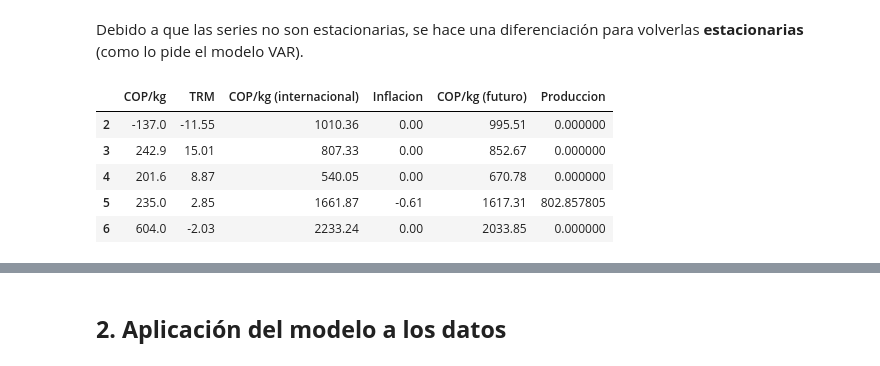
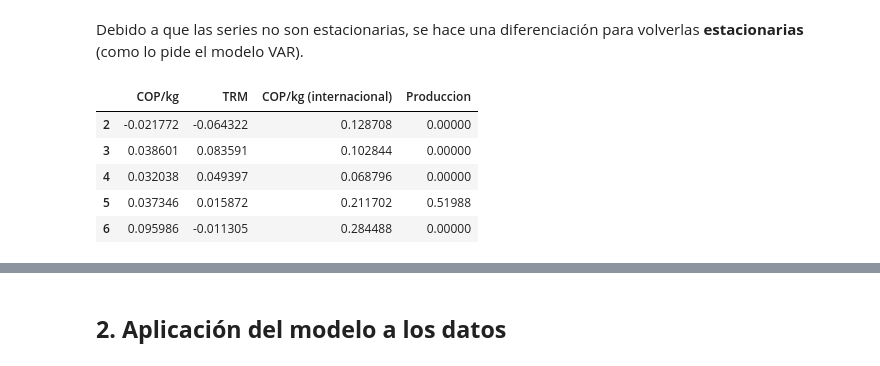
Before and after one commit to pedr0jos3/Mi-tesis, a Jupyter notebook: ModeloVAR.ipynb, the cells around one changed output, grey strips where cells are left out. Cells and saved outputs as stored; diff of their text form; code cells hidden in the pictures.

```diff
--- a/ModeloVAR.ipynb
+++ b/ModeloVAR.ipynb
@@ -35,17 +27,15 @@ print(df_unificado.tail())
 # %% [markdown]
 Debido a que las series no son estacionarias, se hace una diferenciación para volverlas **estacionarias** (como lo pide el modelo VAR).
 # %%
-# REVISAR ESTACIONARIEDAD
-
-df_diff = df_unificado.diff().dropna()
+df_diff = endog_scaled.diff().dropna()
 df_diff.head()
 # %% [output]
-|  | COP/kg | TRM | COP/kg (internacional) | Inflacion | COP/kg (futuro) | Produccion |
-| 2 | -137.0 | -11.55 | 1010.36 | 0.00 | 995.51 | 0.000000 |
-| 3 | 242.9 | 15.01 | 807.33 | 0.00 | 852.67 | 0.000000 |
-| 4 | 201.6 | 8.87 | 540.05 | 0.00 | 670.78 | 0.000000 |
-| 5 | 235.0 | 2.85 | 1661.87 | -0.61 | 1617.31 | 802.857805 |
-| 6 | 604.0 | -2.03 | 2233.24 | 0.00 | 2033.85 | 0.000000 |
+|  | COP/kg | TRM | COP/kg (internacional) | Produccion |
+| 2 | -0.021772 | -0.064322 | 0.128708 | 0.00000 |
+| 3 | 0.038601 | 0.083591 | 0.102844 | 0.00000 |
+| 4 | 0.032038 | 0.049397 | 0.068796 | 0.00000 |
+| 5 | 0.037346 | 0.015872 | 0.211702 | 0.51988 |
+| 6 | 0.095986 | -0.011305 | 0.284488 | 0.00000 |
 # %%
 from statsmodels.tsa.stattools import adfuller, kpss
 
```
Also changed, not shown: parts of 15 cells of this notebook, 9 other files.
